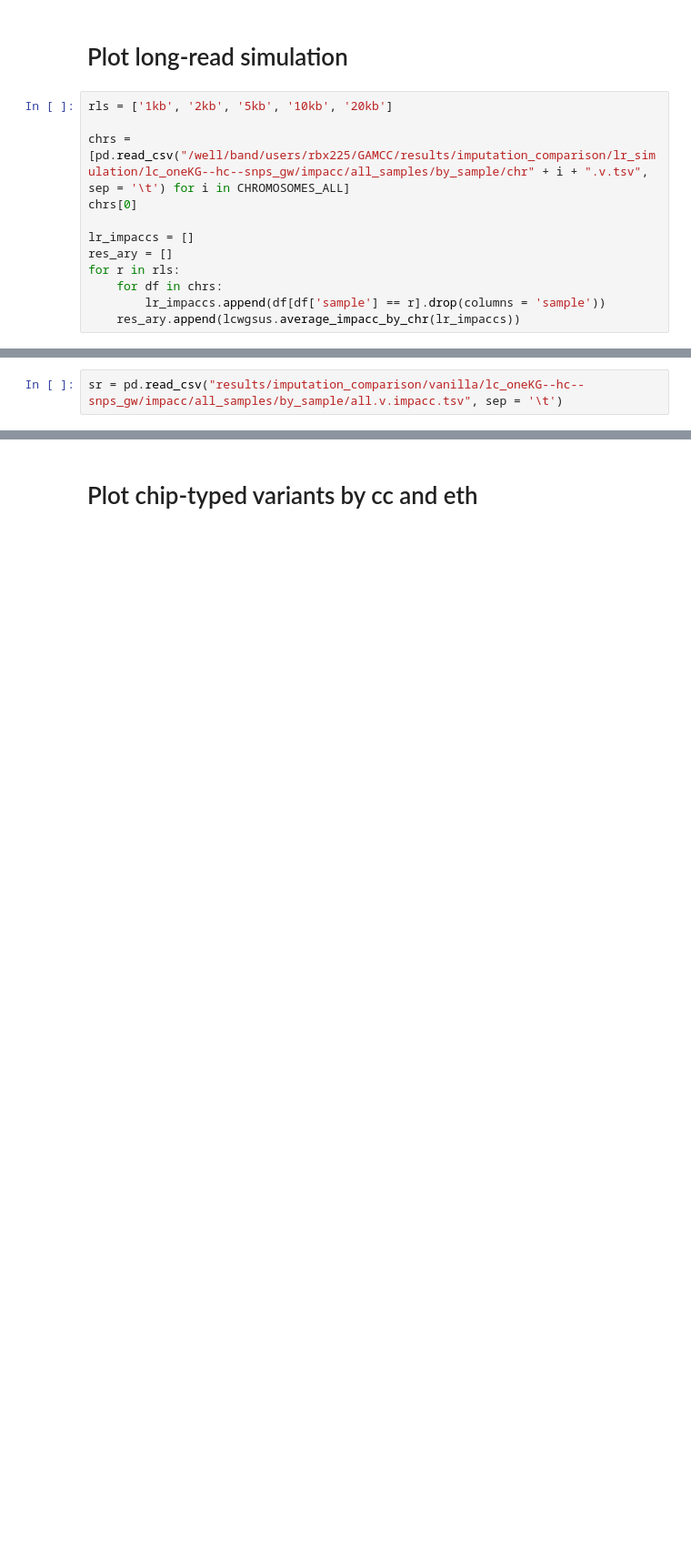
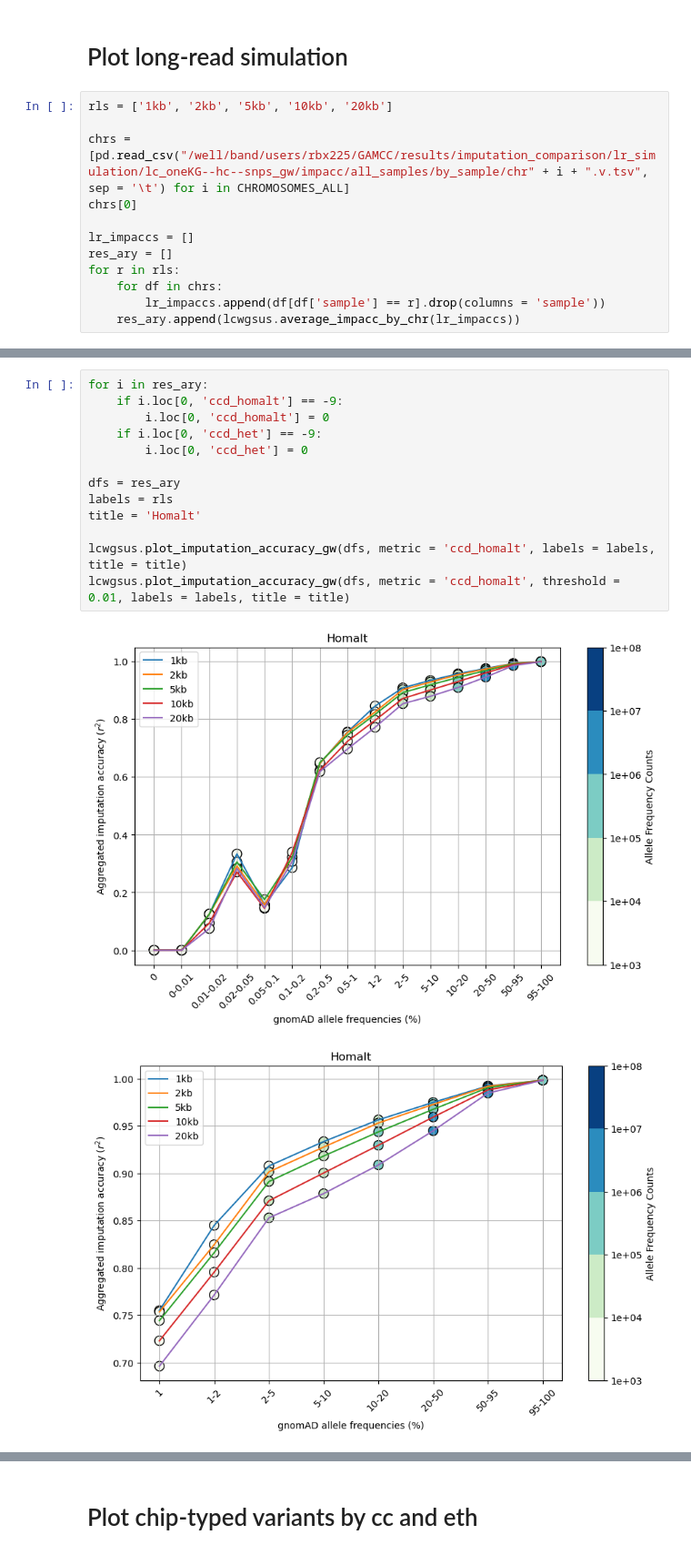
Before and after one commit to Suuuuuuuus/LCWGS_pipeline, a Jupyter notebook: scripts/notebooks/lcwgs_plot.ipynb, the cells around one changed output, grey strips where cells are left out. Shown at 91% size. Saved outputs shown, nothing was run; the diff lists cells and outputs as text; blank space fills up the shorter version.

```diff
--- a/scripts/notebooks/lcwgs_plot.ipynb
+++ b/scripts/notebooks/lcwgs_plot.ipynb
@@ -214,2 +219,16 @@ lcwgsus.plot_imputation_accuracy_gw(dfs, labels = labels, threshold = 0.01, titl
-# %%
-sr = pd.read_csv("results/imputation_comparison/vanilla/lc_oneKG--hc--snps_gw/impacc/all_samples/by_sample/all.v.impacc.tsv", sep = '\t')
+# %%
+for i in res_ary:
+    if i.loc[0, 'ccd_homalt'] == -9:
+        i.loc[0, 'ccd_homalt'] = 0
+    if i.loc[0, 'ccd_het'] == -9:
+        i.loc[0, 'ccd_het'] = 0
+
+dfs = res_ary
+labels = rls
+title = 'Homalt'
+
+lcwgsus.plot_imputation_accuracy_gw(dfs, metric = 'ccd_homalt', labels = labels, title = title)
+lcwgsus.plot_imputation_accuracy_gw(dfs, metric = 'ccd_homalt', threshold = 0.01, labels = labels, title = title)
+# %% [output]
+[figure, added]
+[figure, added]
```
Also changed, not shown: parts of 4 cells of this notebook.
